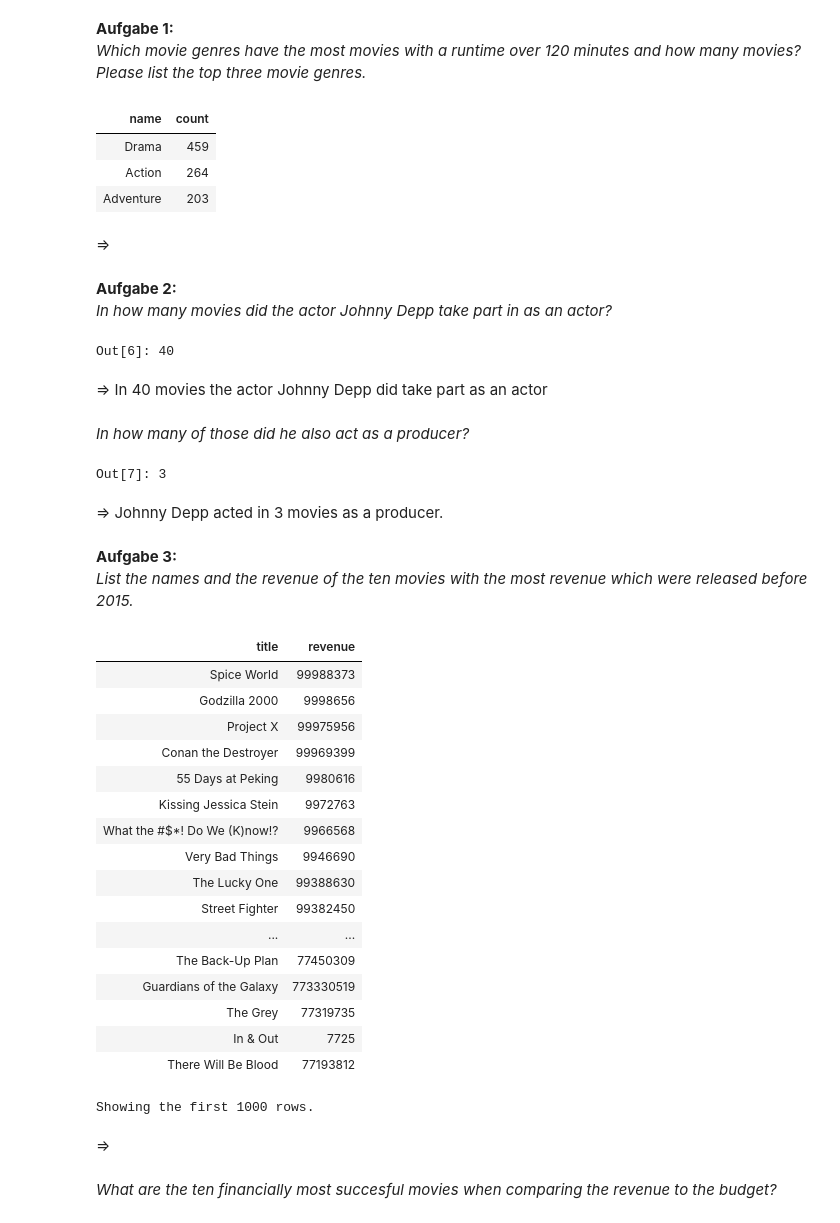
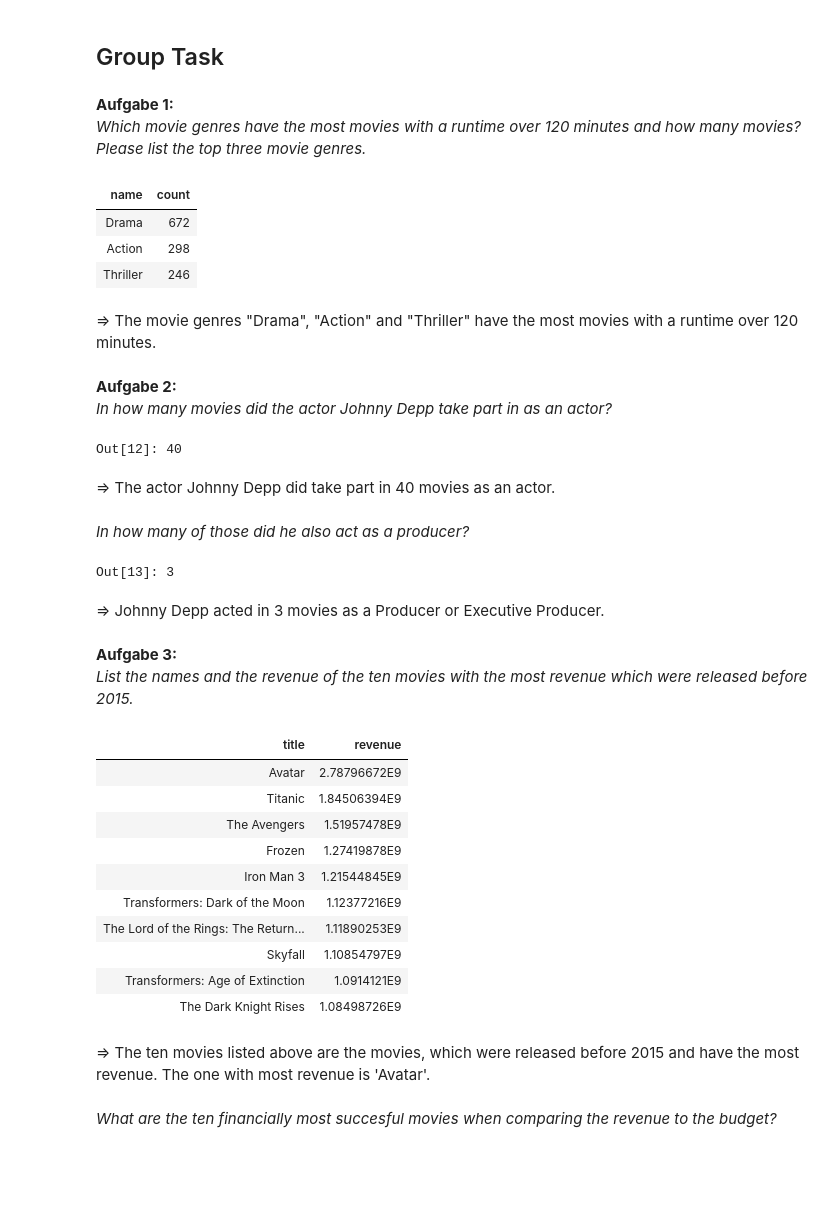
Before and after one commit to LuisaIb/Apache-Spark-Movie, a Jupyter notebook: exam.ipynb, the cells around one changed output. Saved outputs shown, nothing was run; the diff lists cells and outputs as text; code cells hidden in the pictures; blank space fills up the shorter version.

Commit message:
adding the queries for the group work

```diff
--- a/exam.ipynb
+++ b/exam.ipynb
@@ -17,10 +122,19 @@ df_recom = spark.read.format("csv").option("header", "true").load("dbfs:/FileSto
+# %%
+# reading the data from the parquet files in dataframes
+pf_lang = spark.read.parquet("/output/lang.parquet")
+pf_cast = spark.read.parquet("/output/cast.parquet")
+pf_genre = spark.read.parquet("/output/genre.parquet")
+pf_movie = spark.read.parquet("/output/movie.parquet")
+pf_crew = spark.read.parquet("/output/crew.parquet")
+pf_recom = spark.read.parquet("/output/recom.parquet")
+# %% [markdown]
+## Group Task
 # %% [markdown]
 <b> Aufgabe 1: </b> \
 *Which movie genres have the most movies with a runtime over 120 minutes and how many movies? Please list the top three movie genres.*
 # %%
-# Aufgabe 1
-(df_genre
-    .join(df_movie, on=df_genre.id==df_movie.id.astype(t.FloatType()))
+(pf_genre
+    .join(pf_movie, on=pf_genre.id==pf_movie.id.astype(t.FloatType()))
     .where(f.col("runtime")>120)
     .groupBy("name")
     .count()
@@ -29,68 +143,63 @@ df_recom = spark.read.format("csv").option("header", "true").load("dbfs:/FileSto
     .display())
 # %% [output]
 | name | count |
-| Drama | 459 |
-| Action | 264 |
-| Adventure | 203 |
+| Drama | 672 |
+| Action | 298 |
+| Thriller | 246 |
-# %% [markdown]
-=>
+# %% [markdown]
+=> The movie genres "Drama", "Action" and "Thriller" have the most movies with a runtime over 120 minutes.
 # %% [markdown]
 <b> Aufgabe 2: </b> \
 *In how many movies did the actor Johnny Depp take part in as an actor?*
 # %%
-(df_cast
+(pf_cast
     .where(f.col("name")=="Johnny Depp")
     .count())
 # %% [output]
-Out[6]: 40
+Out[12]: 40
 # %% [markdown]
-=> In 40 movies the actor Johnny Depp did take part as an actor
+=> The actor Johnny Depp did take part in 40 movies as an actor.
 # %% [markdown]
 *In how many of those did he also act as a producer?*
 # %%
-(df_cast
-     .join(df_crew, on=df_cast.id==df_crew.id)
+(pf_cast
+     .join(pf_crew, on=pf_cast.id==pf_crew.id)
      .where(
-         (df_cast.name=="Johnny Depp")
-          & (df_crew.name=="Johnny Depp")
-          & ((df_crew.job=="Producer") | (df_crew.job=="Executive Producer")))
+         (pf_cast.name=="Johnny Depp")
+          & (pf_crew.name=="Johnny Depp")
+          & ((pf_crew.job=="Producer") | (pf_crew.job=="Executive Producer")))
      .count())
 # %% [output]
-Out[7]: 3
+Out[13]: 3
 # %% [markdown]
-=> Johnny Depp acted in 3 movies as a producer.
+=> Johnny Depp acted in 3 movies as a Producer or Executive Producer.
 # %% [markdown]
 <b> Aufgabe 3: </b> \
 *List the names and the revenue of the ten movies with the most revenue which were released before 2015.*
 # %%
-(df_movie
+(pf_movie
     .where(
         f.year(f.to_date("release_date", "yyyy-MM-dd"))<2015)
+     .withColumn("revenue", pf_movie.revenue.astype(t.FloatType()))
      .orderBy("revenue", ascending=False)
      .select("title", "revenue")
+     .limit(10)
      .display()
 )
 # %% [output]
 | title | revenue |
-| Spice World | 99988373 |
-| Godzilla 2000 | 9998656 |
-| Project X | 99975956 |
-| Conan the Destroyer | 99969399 |
-| 55 Days at Peking | 9980616 |
-| Kissing Jessica Stein | 9972763 |
-| What the #$*! Do We (K)now!? | 9966568 |
-| Very Bad Things | 9946690 |
-| The Lucky One | 99388630 |
-| Street Fighter | 99382450 |
-| ... | ... |
-| The Back-Up Plan | 77450309 |
-| Guardians of the Galaxy | 773330519 |
-| The Grey | 77319735 |
-| In & Out | 7725 |
-| There Will Be Blood | 77193812 |
+| Avatar | 2.78796672E9 |
+| Titanic | 1.84506394E9 |
+| The Avengers | 1.51957478E9 |
+| Frozen | 1.27419878E9 |
+| Iron Man 3 | 1.21544845E9 |
+| Transformers: Dark of the Moon | 1.12377216E9 |
+| The Lord of the Rings: The Return... | 1.11890253E9 |
+| Skyfall | 1.10854797E9 |
+| Transformers: Age of Extinction | 1.0914121E9 |
+| The Dark Knight Rises | 1.08498726E9 |
-Showing the first 1000 rows.
-# %% [markdown]
-=>
+# %% [markdown]
+=> The ten movies listed above are the movies, which were released before 2015 and have the most revenue. The one with most revenue is 'Avatar'.
 # %% [markdown]
 *What are the ten financially most succesful movies when comparing the revenue to the budget?*
 # %%
```
Also changed, not shown: parts of 16 cells of this notebook.
